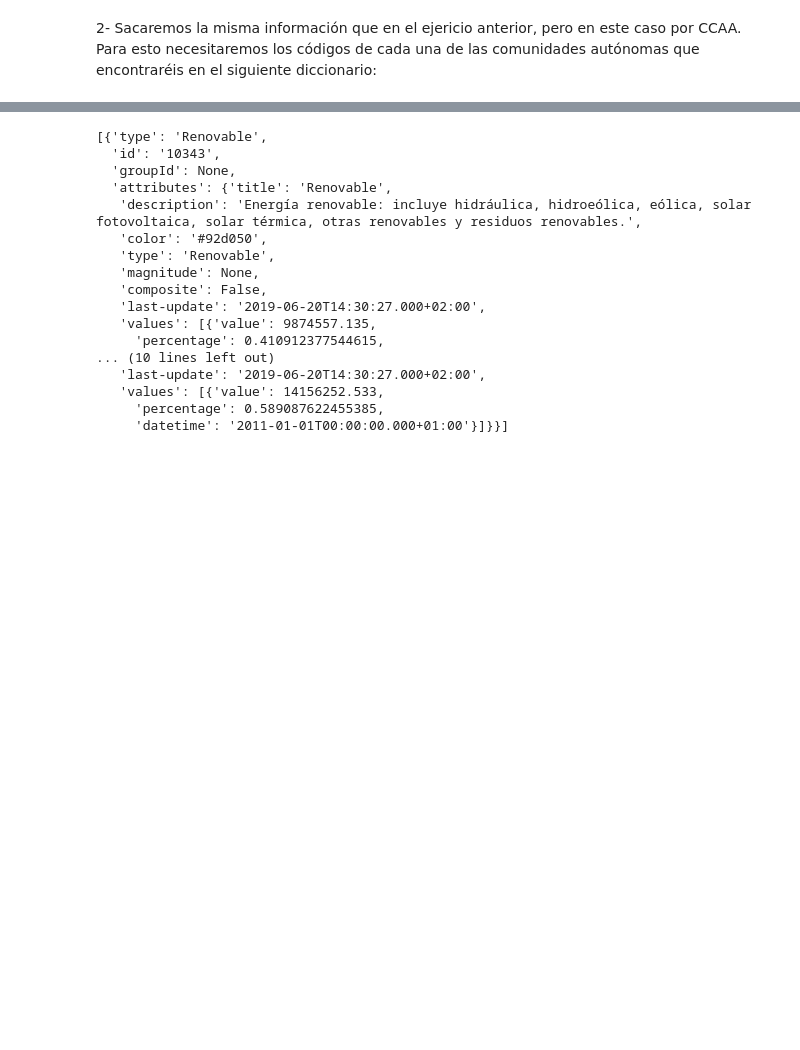
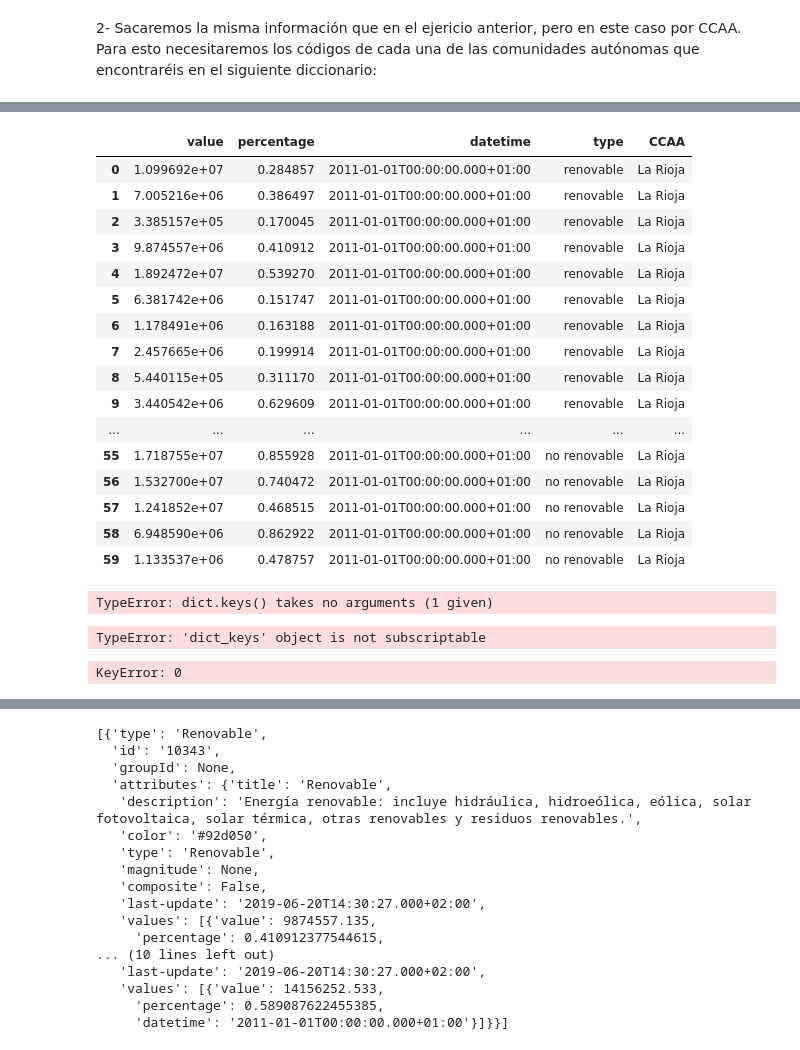
Before and after one commit to Adalab/promo_d_da_modulo2_sprint2_Cristina-Paloma, a Jupyter notebook: ETL/ETL-1.ipynb, the cells around one changed output, grey strips where cells are left out. Saved outputs shown, nothing was run; the diff lists cells and outputs as text; code cells hidden in the pictures; blank space fills up the shorter version.

```diff
--- a/ETL/ETL-1.ipynb
+++ b/ETL/ETL-1.ipynb
@@ -145,4 +161,8 @@ La Rioja
 # %%
 df_final_ccaa = pd.DataFrame()
-df_renov2 = pd.DataFrame()
-df_no_renov2 = pd.DataFrame()
+renovables2  = pd.DataFrame()
+no_renovables2 = pd.DataFrame()
+# %%
+for k,v in cod_comunidades2.items():
+    url_ccaa = f'https://apidatos.ree.es/es/datos/generacion/evolucion-renovable-no-renovable?start_date=2011-01-01T00:00&end_date=2011-12-31T23:59&time_trunc=year&geo_limit=ccaa&geo_ids={v}'
+    response = requests.get(url = url_ccaa)
@@ -148,0 +176,20 @@ df_no_renov2 = pd.DataFrame()
+# %%
+nombre_ccaa = []
+count = 0
+for k,v in cod_comunidades2.items():
+    url_ccaa = f'https://apidatos.ree.es/es/datos/generacion/evolucion-renovable-no-renovable?start_date=2011-01-01T00:00&end_date=2011-12-31T23:59&time_trunc=year&geo_limit=ccaa&geo_ids={v}'
+    response = requests.get(url = url_ccaa)
+    n = k
+    nombre_ccaa.append(n)
+
+    renov = pd.DataFrame(response.json()['included'][0]['attributes']['values'])
+    renovables2 = pd.concat([renovables2, renov],  axis=0, ignore_index = True)
+    renovables2['type'] = 'renovable'
+    renovables2['CCAA'] = nombre_ccaa[count]
+
+    no_renov = pd.DataFrame(response.json()['included'][1]['attributes']['values'])
+    no_renovables2 = pd.concat([no_renovables2, no_renov],  axis=0, ignore_index = True)
+    no_renovables2['type'] = 'no renovable'
+    no_renovables2['CCAA'] = nombre_ccaa[count]
+
+    count += 1
@@ -148,0 +234,26 @@ df_no_renov2 = pd.DataFrame()
+# %%
+df_final_ccaa = pd.concat([renovables2, no_renovables2],  axis=0, ignore_index = True)
+# %%
+df_final_ccaa
+# %% [output]
+|  | value | percentage | datetime | type | CCAA |
+| 0 | 1.099692e+07 | 0.284857 | 2011-01-01T00:00:00.000+01:00 | renovable | La Rioja |
+| 1 | 7.005216e+06 | 0.386497 | 2011-01-01T00:00:00.000+01:00 | renovable | La Rioja |
+| 2 | 3.385157e+05 | 0.170045 | 2011-01-01T00:00:00.000+01:00 | renovable | La Rioja |
+| 3 | 9.874557e+06 | 0.410912 | 2011-01-01T00:00:00.000+01:00 | renovable | La Rioja |
+| 4 | 1.892472e+07 | 0.539270 | 2011-01-01T00:00:00.000+01:00 | renovable | La Rioja |
+| 5 | 6.381742e+06 | 0.151747 | 2011-01-01T00:00:00.000+01:00 | renovable | La Rioja |
+| 6 | 1.178491e+06 | 0.163188 | 2011-01-01T00:00:00.000+01:00 | renovable | La Rioja |
+| 7 | 2.457665e+06 | 0.199914 | 2011-01-01T00:00:00.000+01:00 | renovable | La Rioja |
+| 8 | 5.440115e+05 | 0.311170 | 2011-01-01T00:00:00.000+01:00 | renovable | La Rioja |
+| 9 | 3.440542e+06 | 0.629609 | 2011-01-01T00:00:00.000+01:00 | renovable | La Rioja |
+| ... | ... | ... | ... | ... | ... |
+| 55 | 1.718755e+07 | 0.855928 | 2011-01-01T00:00:00.000+01:00 | no renovable | La Rioja |
+| 56 | 1.532700e+07 | 0.740472 | 2011-01-01T00:00:00.000+01:00 | no renovable | La Rioja |
+| 57 | 1.241852e+07 | 0.468515 | 2011-01-01T00:00:00.000+01:00 | no renovable | La Rioja |
+| 58 | 6.948590e+06 | 0.862922 | 2011-01-01T00:00:00.000+01:00 | no renovable | La Rioja |
+| 59 | 1.133537e+06 | 0.478757 | 2011-01-01T00:00:00.000+01:00 | no renovable | La Rioja |
+# %%
+cod_comunidades.keys()
+# %% [output]
+TypeError: dict.keys() takes no arguments (1 given)
@@ -148,0 +262,25 @@ df_no_renov2 = pd.DataFrame()
+# %%
+for n, v in enumerate(cod_comunidades2.values()):
+    print(cod_comunidades2
+# %% [output]
+TypeError: 'dict_keys' object is not subscriptable
+# %%
+for n, v in enumerate(cod_comunidades2.values()):
+    url_ccaa = f'https://apidatos.ree.es/es/datos/generacion/evolucion-renovable-no-renovable?start_date=2011-01-01T00:00&end_date=2011-12-31T23:59&time_trunc=year&geo_limit=ccaa&geo_ids={v}'
+    ccaa = cod_comunidades2[n]
+    response = requests.get(url = url_ccaa)
+
+    renov = pd.DataFrame(response.json()['included'][0]['attributes']['values'])
+    renovables2 = pd.concat([renovables2, renov],  axis=0, ignore_index = True)
+    renovables2['type'] = 'renovable'
+    renovables2['CCAA'] = ccaa
+
+    no_renov = pd.DataFrame(response.json()['included'][1]['attributes']['values'])
+    no_renovables2 = pd.concat([no_renovables2, no_renov],  axis=0, ignore_index = True)
+    no_renovables2['type'] = 'no renovable'
+    no_renovables2['CCAA'] = ccaa
+
+
+df_final_ccaa = pd.concat([renovables2, no_renovables2],  axis=0, ignore_index = True)
+# %% [output]
+KeyError: 0
```
Also changed, not shown: parts of 13 cells of this notebook.
